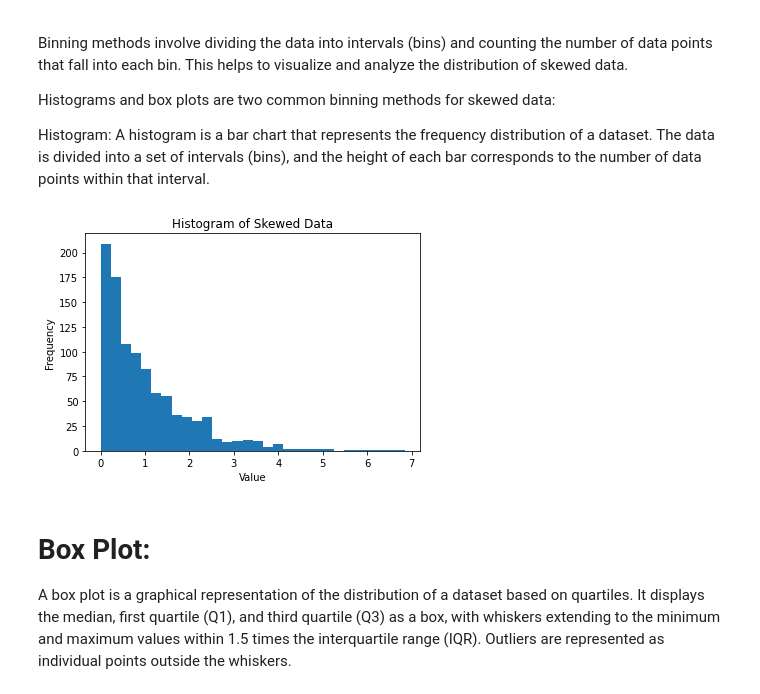
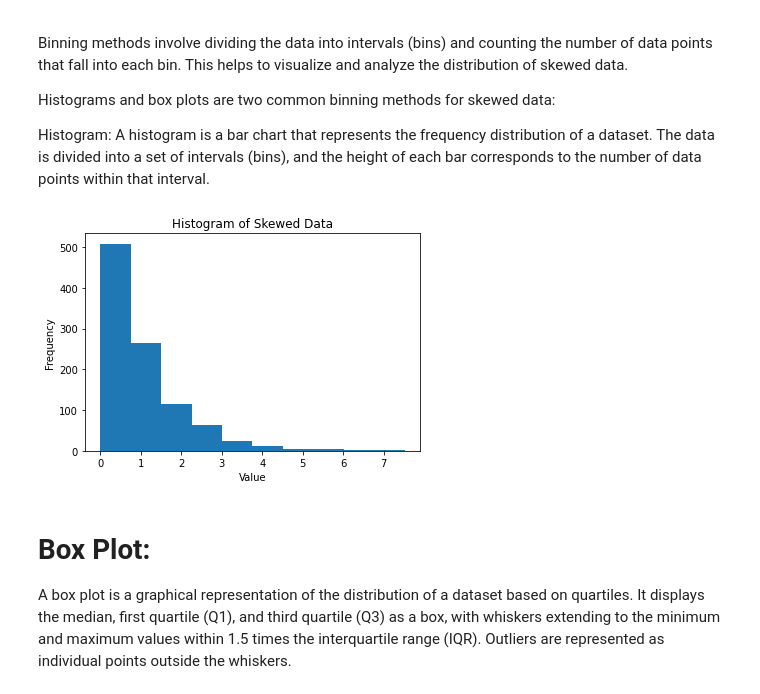
Before and after one commit to SSSpock/skillspire, a Jupyter notebook: skillspire_introtostats.ipynb, the cells around one changed output. Cells and saved outputs as stored; diff of their text form; code cells hidden in the pictures.

```diff
--- a/skillspire_introtostats.ipynb
+++ b/skillspire_introtostats.ipynb
@@ -320,18 +329,18 @@ Histogram: A histogram is a bar chart that represents the frequency distribution
 # %%
 import numpy as np
 import matplotlib.pyplot as plt
 
 # Generate skewed data
 data = np.random.exponential(scale=1, size=1000)
 
 # Create a histogram
-plt.hist(data, bins=30)
+plt.hist(data, bins=10)
 plt.xlabel('Value')
 plt.ylabel('Frequency')
 plt.title('Histogram of Skewed Data')
 plt.show()
 # %% [output]
-[figure, old version]
+[figure, new version]
 # %% [markdown]
 # Box Plot:
 A box plot is a graphical representation of the distribution of a dataset based on quartiles. It displays the median, first quartile (Q1), and third quartile (Q3) as a box, with whiskers extending to the minimum and maximum values within 1.5 times the interquartile range (IQR). Outliers are represented as individual points outside the whiskers.
```
Also changed, not shown: parts of 41 cells of this notebook.
